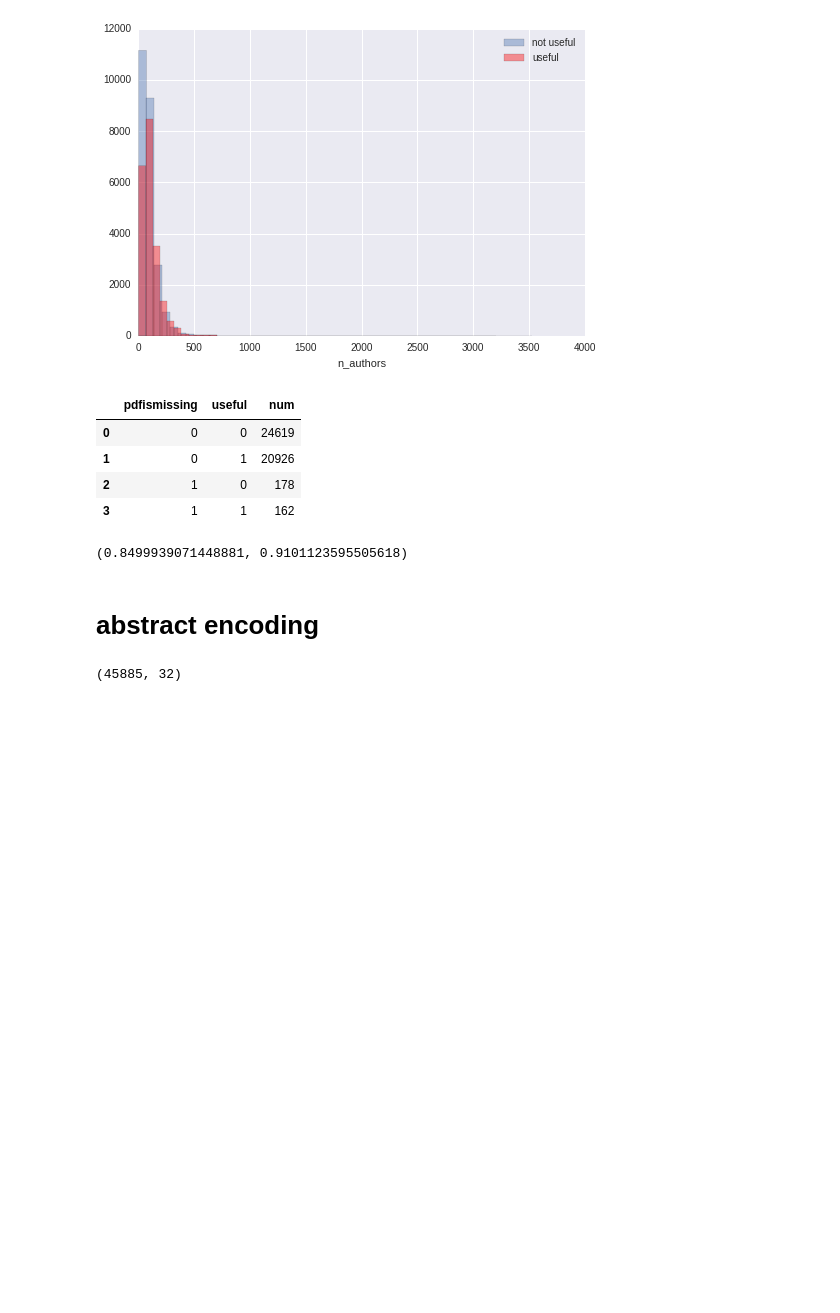
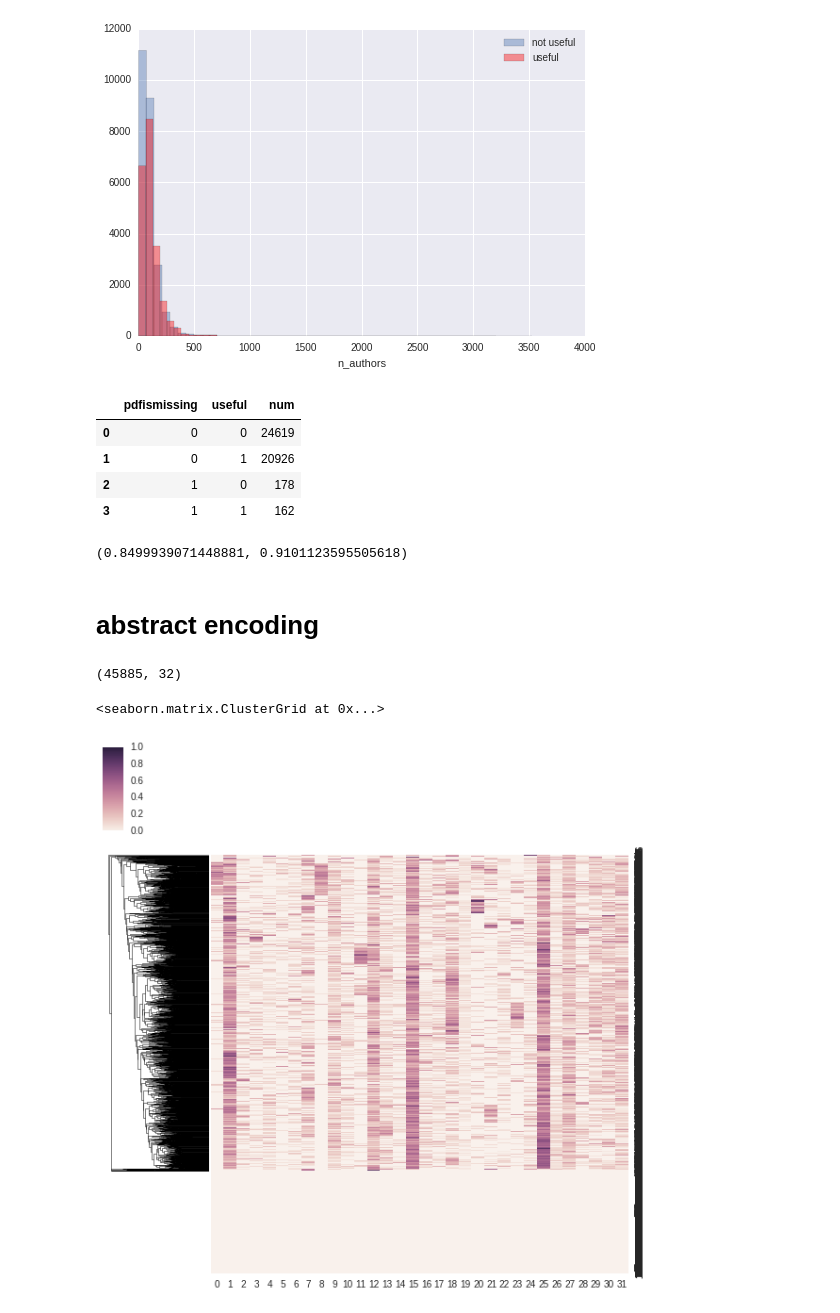
Before and after one commit to tdhd/dssg2017, a Jupyter notebook: notebooks/data.ipynb, the cells around one changed output. Drawn from its saved outputs; the diff is of its cells as text; code cells hidden in the pictures; blank space fills up the shorter version.

```diff
--- a/notebooks/data.ipynb
+++ b/notebooks/data.ipynb
@@ -41,3 +41,5 @@ features.head(5)
 | 3 | 4 | 22005 | 22005_1993.pdf | 0 | [] | A predictive model for aggressive... | N.Engl.J.Med. | 987-994 | 329 | ... |
 | 4 | 5 | 2050 | NaN | 0 | ['Hermanek,P.','Marzoli,G.P.'] | Lokale Therapie des Rektumkarzino... | NaN | - | NaN | ... |
 5 rows × 22 columns
+# %%
+features = features.fillna("")
@@ -43,0 +53,13 @@ features.head(5)
+# %%
+def indicator_for(row):
+    words = ['medline', 'pubmed', 'embase', 'cochrane', 'cochrane library', 'ovid', 'google scholar']
+    return [1.0 if row['review_article'] == 1 and word.lower() in row.abstract.lower().split(" ") else 0.0 for word in words]
+
+def indicator_count_for(row):
+    words = ['medline', 'pubmed', 'embase', 'cochrane', 'cochrane library', 'ovid', 'google scholar']
+    return np.sum([1.0 if row['review_article'] == 1 and word.lower() in row.abstract.lower().split(" ") else 0.0 for word in words])
+
+features['db_inds'] = features.apply(indicator_for, axis=1)
+features['db_ind_counts'] = features.apply(indicator_count_for, axis=1)
+features['db_ind_any'] = features.db_ind_counts > 0
+features['db_ind_ge_1'] = features.db_ind_counts > 1
@@ -151,3 +190,9 @@ tfidf = TfidfVectorizer(max_features=32).fit_transform(features.abstract.fillna(
 tfidf.shape
 # %% [output]
 (45885, 32)
+# %%
+idcs = np.where(features['useful'] == 0.0)[0][0:2000]
+sns.clustermap(tfidf[idcs, :].toarray(), col_cluster=False)
+# %% [output]
+<seaborn.matrix.ClusterGrid at 0x...>
+[figure, added]
```
Also changed, not shown: parts of 17 cells of this notebook.
